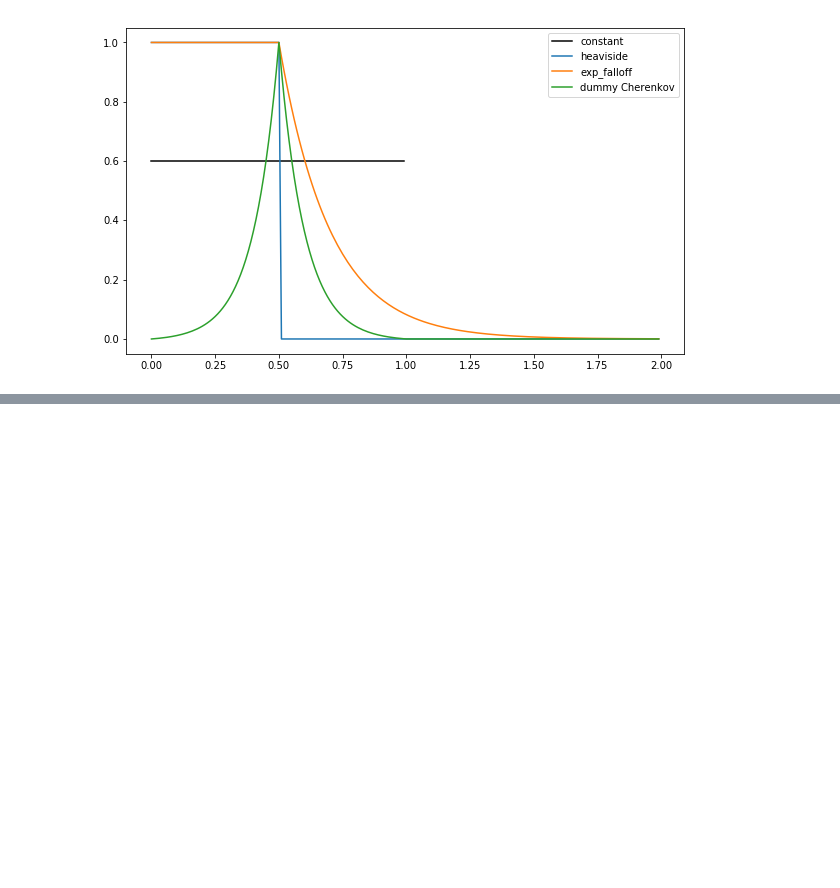
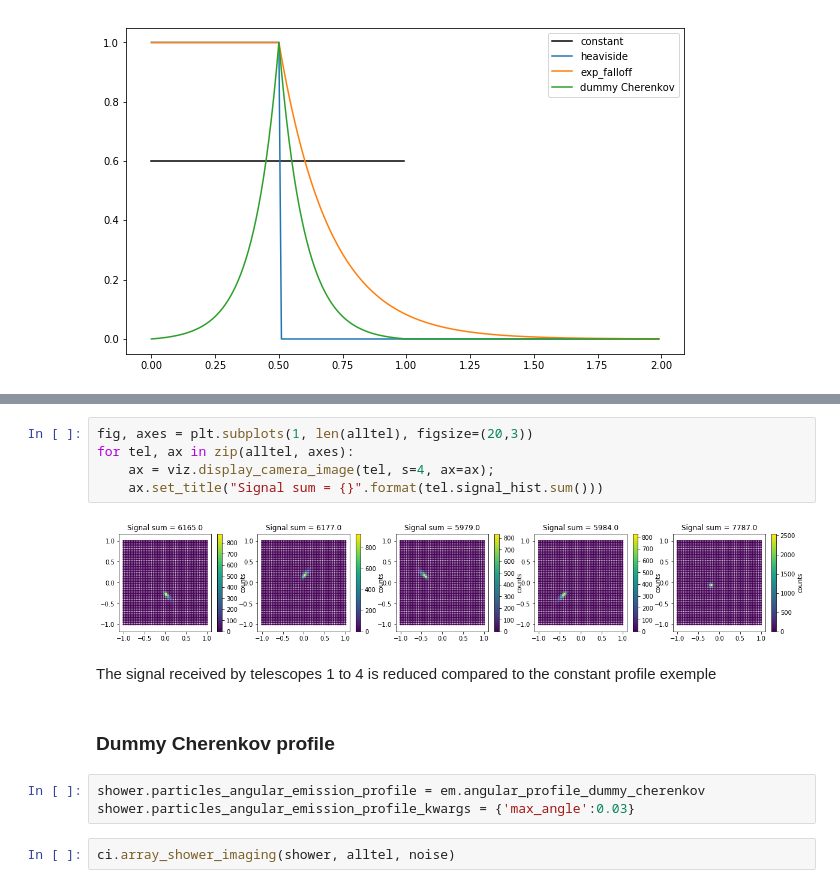
Before and after one commit to vuillaut/pschitt, a Jupyter notebook: notebooks/angular_emission_profiles.ipynb, the cells around one changed output, grey strips where cells are left out. Cells and saved outputs as stored; diff of their text form; blank space fills up the shorter version.

```diff
--- a/notebooks/angular_emission_profiles.ipynb
+++ b/notebooks/angular_emission_profiles.ipynb
@@ -22,0 +114,16 @@ ax1.legend()
+# %%
+fig, axes = plt.subplots(1, len(alltel), figsize=(20,3))
+for tel, ax in zip(alltel, axes):
+    ax = viz.display_camera_image(tel, s=4, ax=ax);
+    ax.set_title("Signal sum = {}".format(tel.signal_hist.sum()))
+# %% [output]
+[figure, added]
+# %% [markdown]
+The signal received by telescopes 1 to 4 is reduced compared to the constant profile exemple
+# %% [markdown]
+### Dummy Cherenkov profile
+# %%
+shower.particles_angular_emission_profile = em.angular_profile_dummy_cherenkov
+shower.particles_angular_emission_profile_kwargs = {'max_angle':0.03}
+# %%
+ci.array_shower_imaging(shower, alltel, noise)
```
Also changed, not shown: parts of 25 cells of this notebook.
